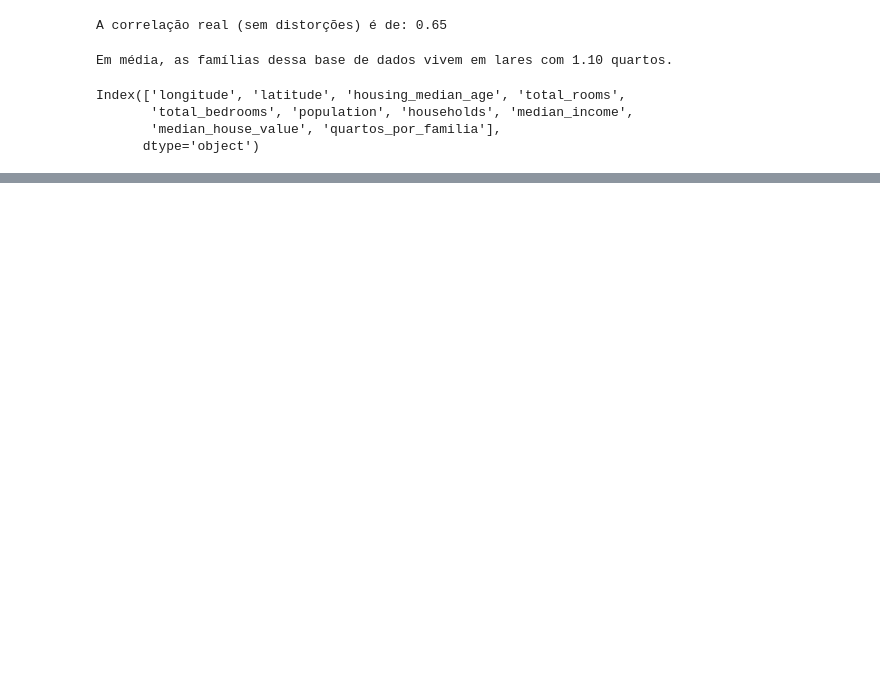
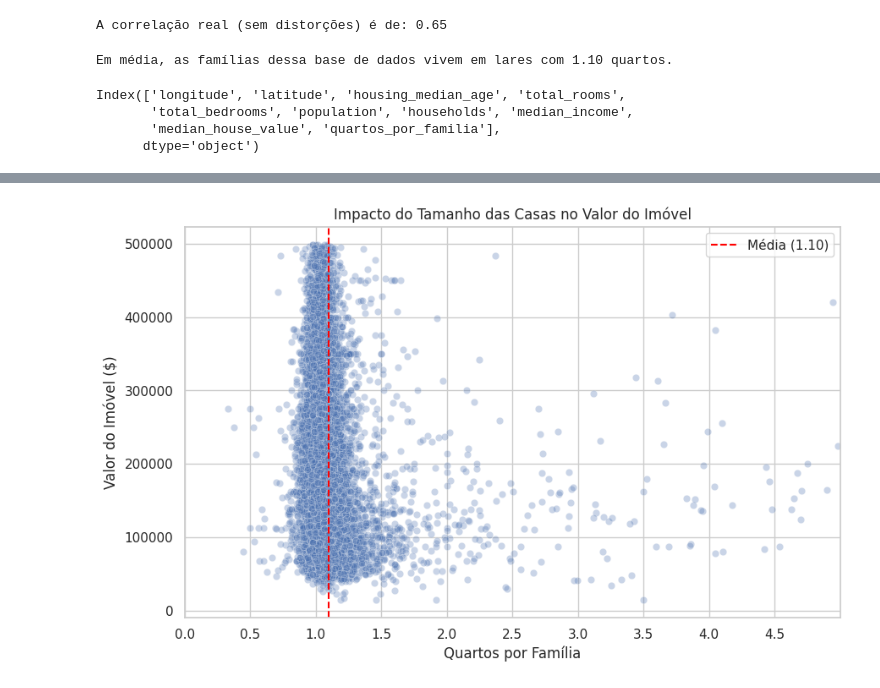
Before and after one commit to reginaldo-adsj/analise-mercado-imobiliario, a Jupyter notebook: analise-mercado-imobiliario.ipynb, the cells around one changed output, grey strips where cells are left out. Drawn from its saved outputs; the diff is of its cells as text; code cells hidden in the pictures; blank space fills up the shorter version.

```diff
--- a/analise-mercado-imobiliario.ipynb
+++ b/analise-mercado-imobiliario.ipynb
@@ -148,3 +103,28 @@ fig.show()
+# %%
+import numpy as np
+
+plt.figure(figsize=(10,6))
+
+sns.scatterplot(
+    data=df_limpo,
+    x='quartos_por_familia',
+    y='median_house_value',  # 👈 corrigido
+    alpha=0.3
+)
+
+plt.axvline(1.10, color='red', linestyle='--', label='Média (1.10)')
+
+plt.xticks(np.arange(0, 5, 0.5))
+plt.xlim(0, 5)
+
+plt.title('Impacto do Tamanho das Casas no Valor do Imóvel')
+plt.xlabel('Quartos por Família')
+plt.ylabel('Valor do Imóvel ($)')
+
+plt.legend()
+plt.show()
+# %% [output]
+[figure, added]
 # %%
 import contextily as cx
 
```
Also changed, not shown: parts of 5 cells of this notebook.
